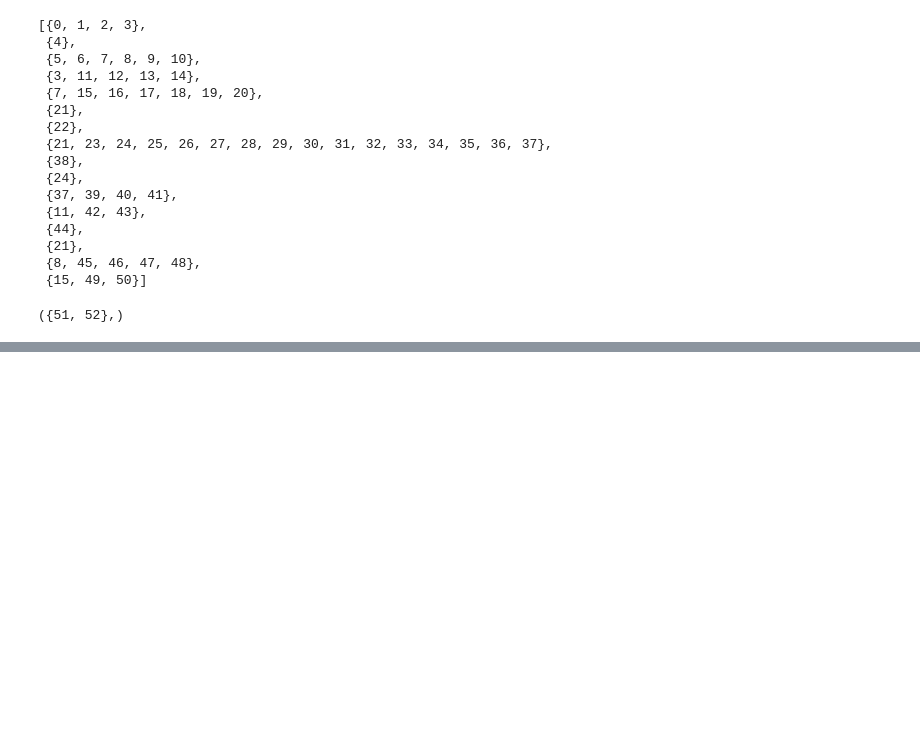
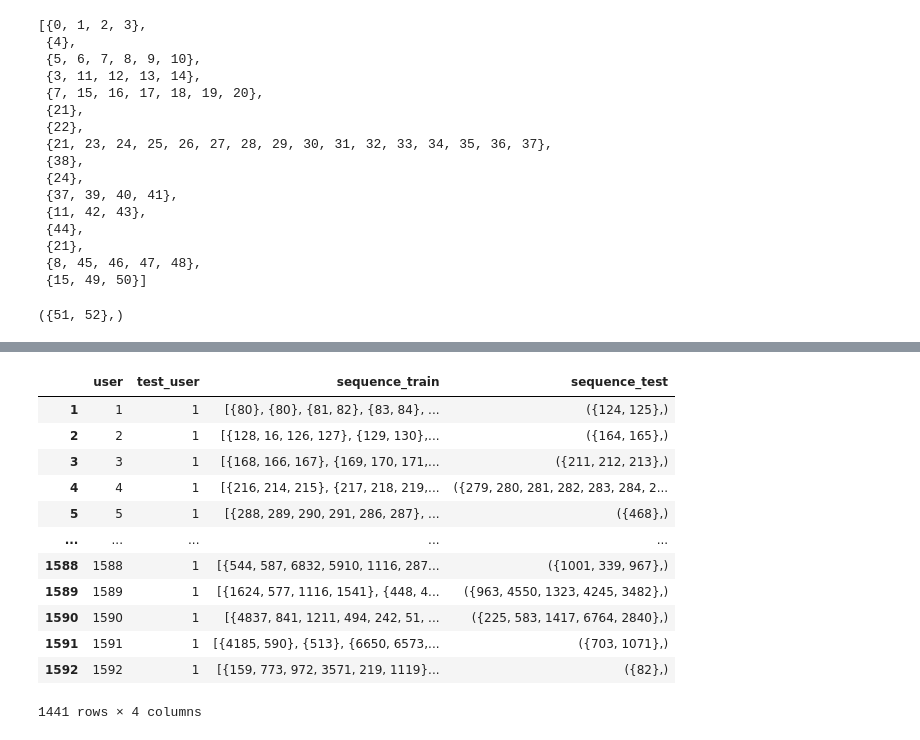
Before and after one commit to jbgriesner/seq_markov_reco_preprocess, a Jupyter notebook: Processing for Recommendation and Sequences Database.ipynb, the cells around one changed output, grey strips where cells are left out. Cells and saved outputs as stored; diff of their text form; code cells hidden in the pictures; blank space fills up the shorter version.

```diff
--- a/Processing for Recommendation and Sequences Database.ipynb
+++ b/Processing for Recommendation and Sequences Database.ipynb
@@ -215,0 +254,17 @@ sequences.at[0, 'sequence_test']
+# %%
+# exclude users with less than 10 transactions in total
+user = df_ta_feng.user.values[0]
+start = 0
+df_list = []
+train_test = [] # initial train_test indicator
+for i in tqdm(range(df_ta_feng.shape[0])): # find transactions of each customer
+    if df_ta_feng['user'].values[i] == user:
+        continue
+    df_user = df_ta_feng.iloc[start:i,:].copy()
+    if df_user.trans_id.max() > 9:
+        df_list.append(df_user)
+    user = df_ta_feng.user.values[i]
+    start = i
+df_ta_feng_filtered = pd.concat(df_list)
+df_ta_feng_filtered = df_ta_feng_filtered[['user', 'item', 'trans_id']]
+df_ta_feng_filtered.head(5)
@@ -215,0 +291,13 @@ sequences.at[0, 'sequence_test']
+# %%
+# structures used to numerize the id (ie. to associate incremental integers to have a continuous list of numbers as ids)
+users_id = pd.unique(df_ta_feng_filtered['user'])
+items_id = pd.unique(df_ta_feng_filtered['item'])
+# %%
+item2id = dict((iid, i) for (i, iid) in enumerate(items_id))
+user2id = dict((uid, i) for (i, uid) in enumerate(users_id))
+# %%
+numerized_data = df_ta_feng_filtered
+numerized_data.user = numerized_data.user.apply(lambda x: user2id[x])
+numerized_data.item = numerized_data.item.apply(lambda x: item2id[x])
+numerized_data = numerized_data.rename(columns={'trans_id': 'tid'})
+numerized_data.head(10)
@@ -215,0 +363,16 @@ sequences.at[0, 'sequence_test']
+# %%
+sequences[sequences['test_user'] == 1]
+# %% [output]
+|  | user | test_user | sequence_train | sequence_test |
+| 1 | 1 | 1 | [{80}, {80}, {81, 82}, {83, 84}, ... | ({124, 125},) |
+| 2 | 2 | 1 | [{128, 16, 126, 127}, {129, 130},... | ({164, 165},) |
+| 3 | 3 | 1 | [{168, 166, 167}, {169, 170, 171,... | ({211, 212, 213},) |
+| 4 | 4 | 1 | [{216, 214, 215}, {217, 218, 219,... | ({279, 280, 281, 282, 283, 284, 2... |
+| 5 | 5 | 1 | [{288, 289, 290, 291, 286, 287}, ... | ({468},) |
+| ... | ... | ... | ... | ... |
+| 1588 | 1588 | 1 | [{544, 587, 6832, 5910, 1116, 287... | ({1001, 339, 967},) |
+| 1589 | 1589 | 1 | [{1624, 577, 1116, 1541}, {448, 4... | ({963, 4550, 1323, 4245, 3482},) |
+| 1590 | 1590 | 1 | [{4837, 841, 1211, 494, 242, 51, ... | ({225, 583, 1417, 6764, 2840},) |
+| 1591 | 1591 | 1 | [{4185, 590}, {513}, {6650, 6573,... | ({703, 1071},) |
+| 1592 | 1592 | 1 | [{159, 773, 972, 3571, 219, 1119}... | ({82},) |
+1441 rows × 4 columns
```
Also changed, not shown: parts of 13 cells of this notebook.
